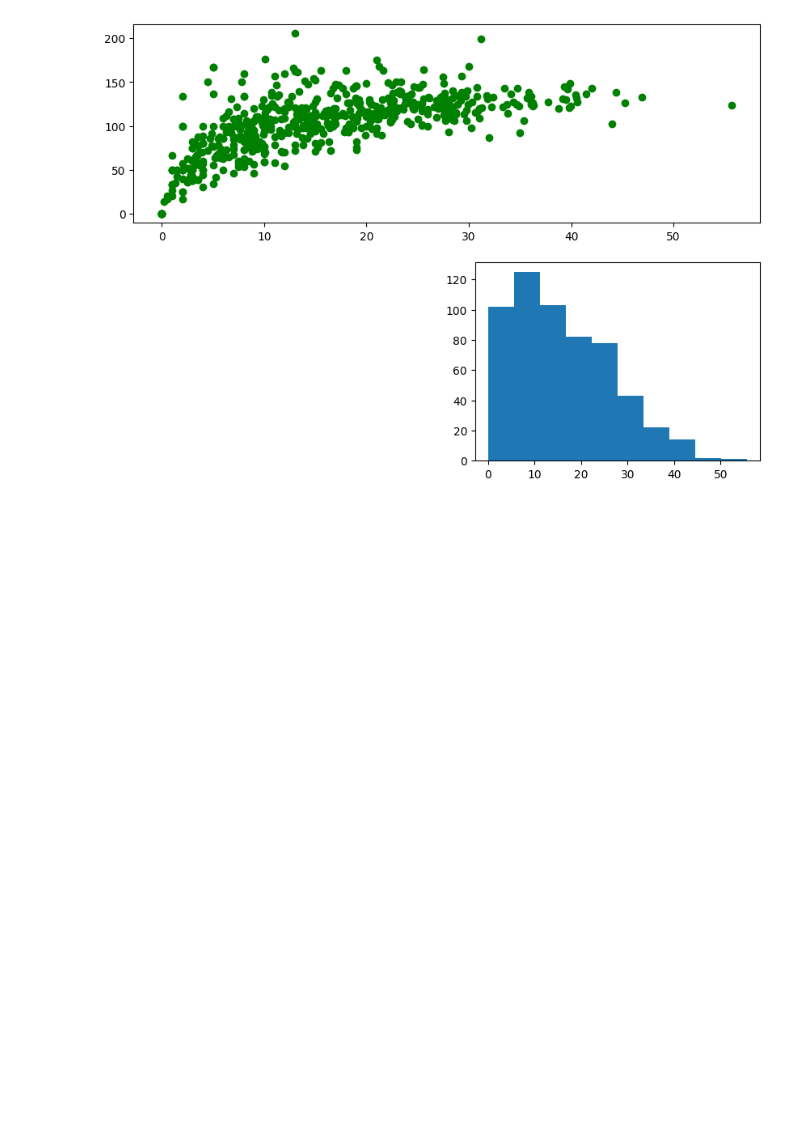
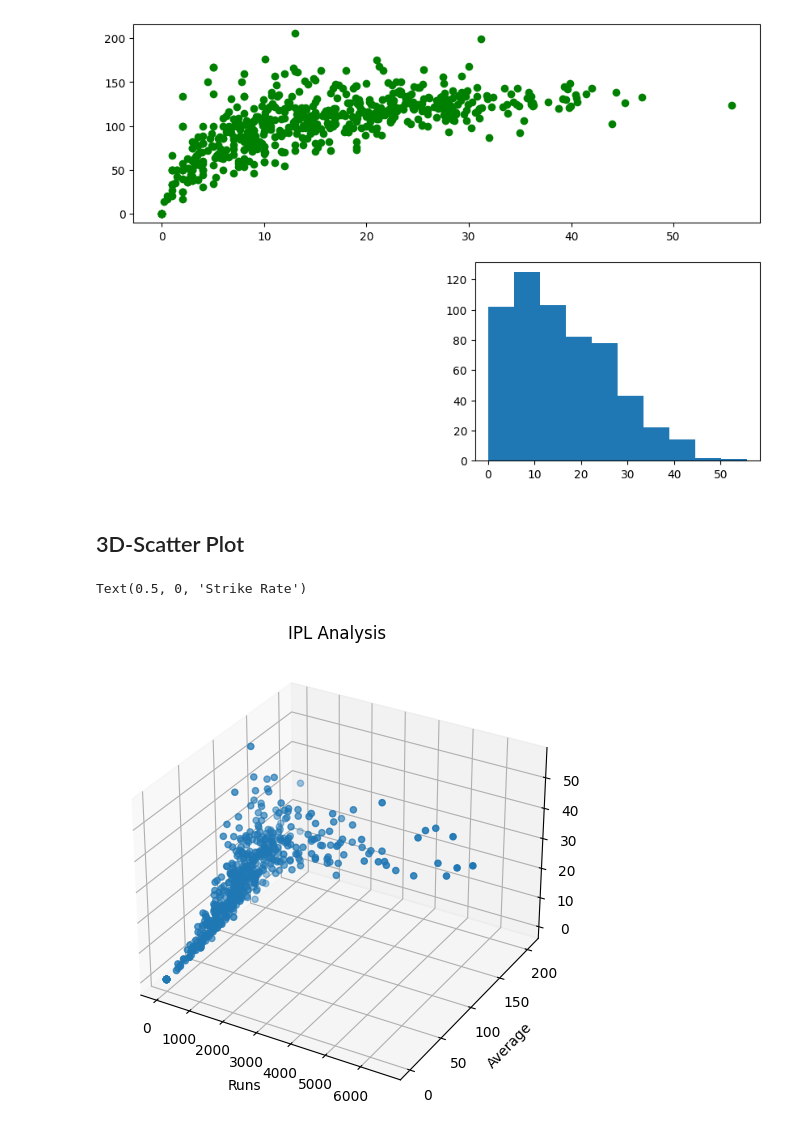
Before and after one commit to Gaurabh007/Python_Programming, a Jupyter notebook: Matplotlib/02_Matplotlib.ipynb, the cells around one changed output. Saved outputs shown, nothing was run; the diff lists cells and outputs as text; code cells hidden in the pictures; blank space fills up the shorter version.

```diff
--- a/Matplotlib/02_Matplotlib.ipynb
+++ b/Matplotlib/02_Matplotlib.ipynb
@@ -162,3 +162,20 @@ ax1.hist(df['avg'])
 plt.show()
 # %% [output]
 [figure]
+# %% [markdown]
+## 3D-Scatter Plot
+# %%
+
+fig = plt.figure(figsize=[10,6])
+
+ax = plt.subplot(projection = '3d')
+
+ax.scatter3D(df['runs'],df['strike_rate'],df['avg'])
+
+ax.set_title('IPL Analysis')
+ax.set_xlabel('Runs')
+ax.set_ylabel('Average')
+ax.set_zlabel('Strike Rate')
+# %% [output]
+Text(0.5, 0, 'Strike Rate')
+[figure, added]
```
Also changed, not shown: parts of 1 cell of this notebook.
